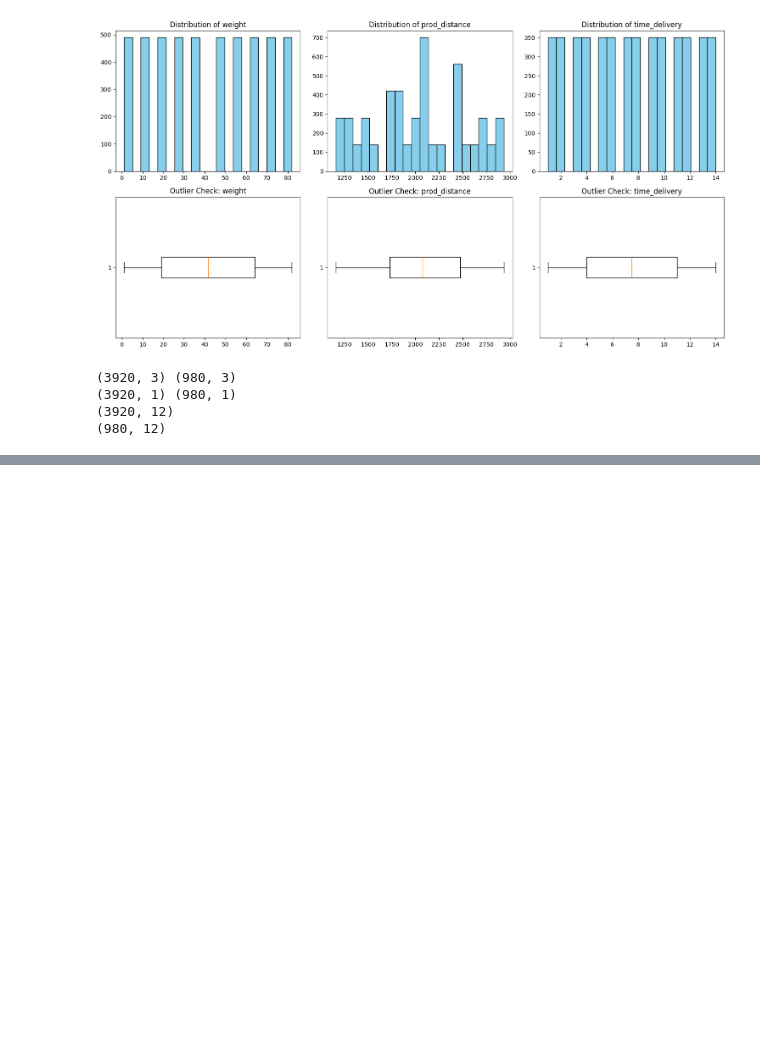
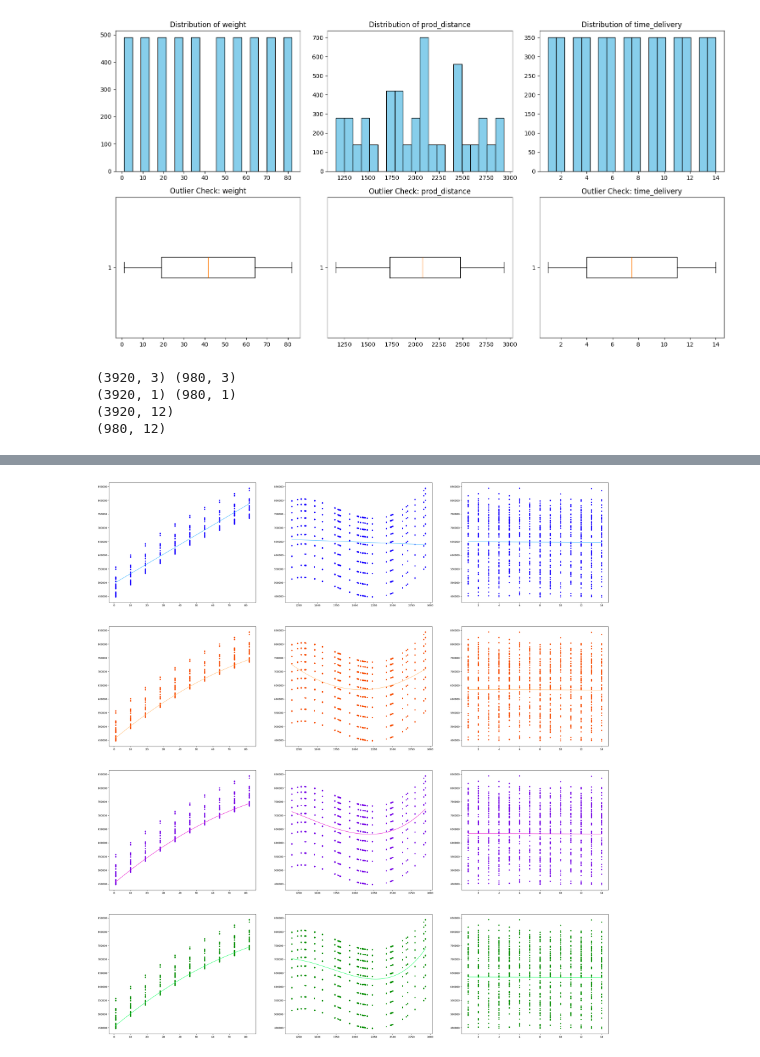
Before and after one commit to Geniendevenir/Piscine_ML, a Jupyter notebook: mod07-2/ex10/gaucamole.ipynb, the cells around one changed output, grey strips where cells are left out. Cells and saved outputs as stored; diff of their text form; code cells hidden in the pictures; blank space fills up the shorter version.

```diff
--- a/mod07-2/ex10/gaucamole.ipynb
+++ b/mod07-2/ex10/gaucamole.ipynb
@@ -274,0 +412,56 @@ print(f"{loss_test_1.item():f}") """
+# %%
+""""""""""""""""""""""""""""""""""""""""""""""""""""""""
+"""				PREDICTION PLOT VISUALIATION		 """
+""""""""""""""""""""""""""""""""""""""""""""""""""""""""
+
+#Save the mean of each Features
+weight_mean = X_test[:, 0].mean()
+dist_mean = X_test[:, 1].mean()
+time_mean = X_test[:, 2].mean()
+
+#Create Array Features (200 constants values)
+const_weight = np.full((200, 1), weight_mean)
+const_dist = np.full((200, 1), dist_mean)
+const_time = np.full((200, 1), time_mean)
+
+#Create continues Array Features (200 ordered variables)
+continues_weight = np.linspace(X_test[:, 0].min(), X_test[:, 0].max(), 200).reshape(-1, 1)
+continues_dist = np.linspace(X_test[:, 1].min(), X_test[:, 1].max(), 200).reshape(-1, 1)
+continues_time = np.linspace(X_test[:, 2].min(), X_test[:, 2].max(), 200).reshape(-1, 1)
+
+#Create Three dataset with partial dependance (One Feature is a continous Array, 2 are constant Array)
+continues_x_test_weight = np.hstack((continues_weight, const_dist, const_time))
+continues_x_test_dist = np.hstack((const_weight, continues_dist, const_time))
+continues_x_test_time = np.hstack((const_weight, const_dist, continues_time))
+
+#Group sets
+test_set = [continues_x_test_weight, continues_x_test_dist, continues_x_test_time]
+
+#Plot Continuous line Prediction per model per features (excluding polynomial artificial features)
+fig, axes = plt.subplots(4, 3, figsize=(36, 40))
+
+for row in range(4): #For Each Model
+
+	model = models[row]
+	deg = degrees[row]
+	color_point = colors_data_1[row]
+	color_line = colors_data_2[row]
+
+	for col in range(3): #For Each Feature
+
+		#Get the current test_set
+		curr_test_set = test_set[col]
+
+		#Add Polynomial feature to each dataset (weight, dist, time)
+		test_set_poly = add_polynomial_features(curr_test_set, deg)
+
+		test_set_poly_scaled, _, _ = model.minmax(test_set_poly, x_mins[row], x_maxs[row])
+
+		#Make a Prediction using each dataset
+		y_hat = model.predict_(test_set_poly_scaled)
+
+		#Plot Labeled Dataset point
+		axes[row, col].scatter(X_test[:, col], Y_test, s=15, color=color_point)
+		axes[row, col].plot(curr_test_set[:, col], y_hat, color=color_line)
+# %% [output]
+[figure, added]
```
Also changed, not shown: parts of 11 cells of this notebook, 3 other files.
